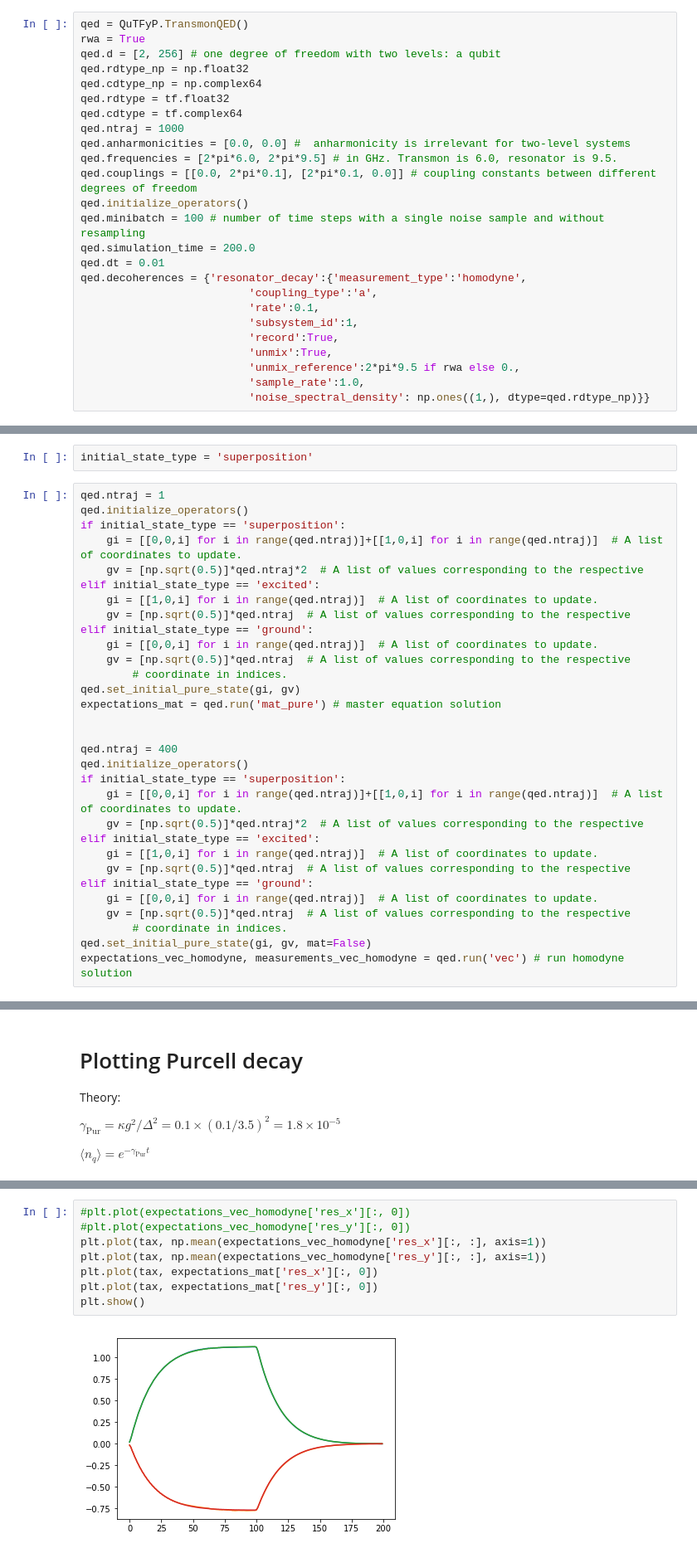
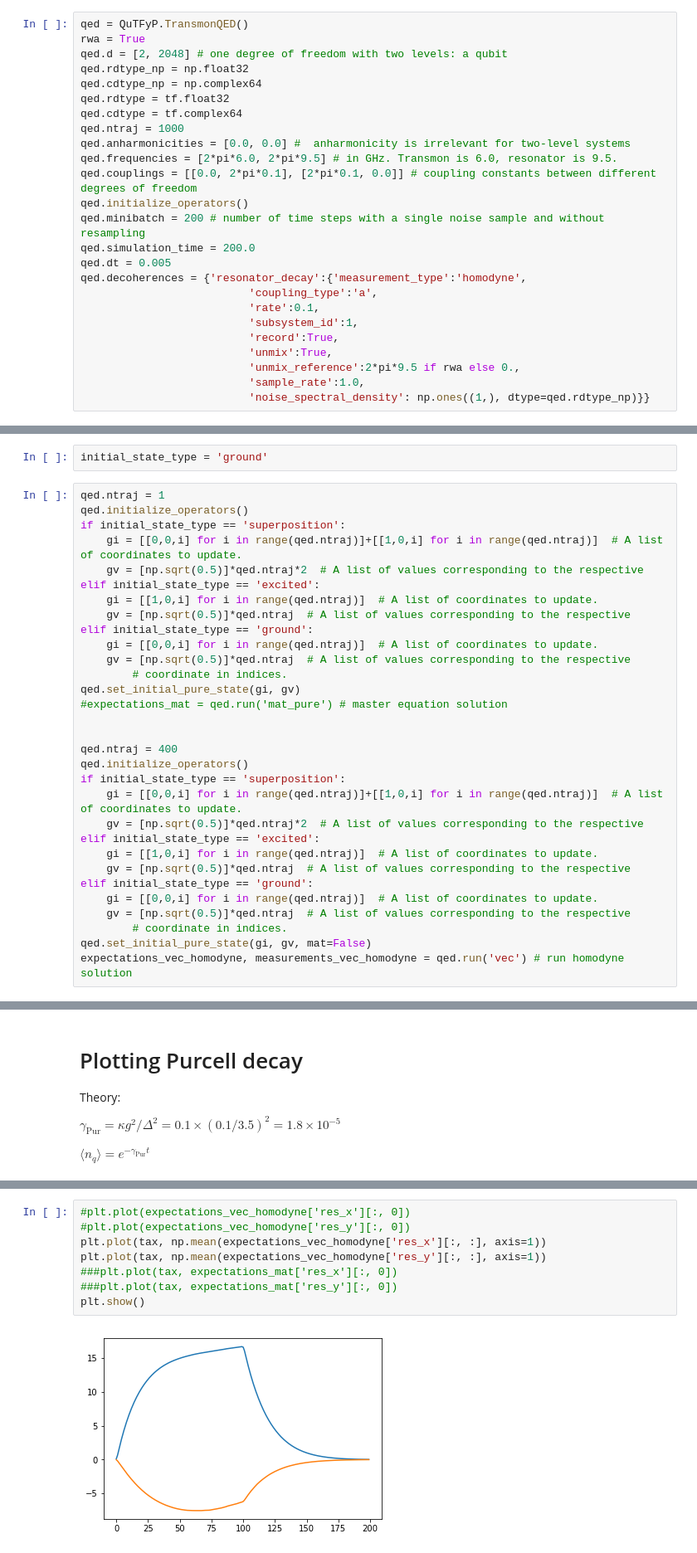
Before and after one commit to ooovector/QuTFyP, a Jupyter notebook: cQED Dispersive readout.ipynb, the cells around one changed output, grey strips where cells are left out. Shown: that part at 83% size. Cells and saved outputs as stored; diff of their text form.

```diff
--- a/cQED Dispersive readout.ipynb
+++ b/cQED Dispersive readout.ipynb
@@ -25,7 +25,7 @@ readout_power = 'weak'
 # %%
 qed = QuTFyP.TransmonQED()
 rwa = True
-qed.d = [2, 256] # one degree of freedom with two levels: a qubit
+qed.d = [2, 2048] # one degree of freedom with two levels: a qubit
 qed.rdtype_np = np.float32
 qed.cdtype_np = np.complex64
 qed.rdtype = tf.float32
@@ -35,9 +35,9 @@ qed.anharmonicities = [0.0, 0.0] #  anharmonicity is irrelevant for two-level sy
 qed.frequencies = [2*pi*6.0, 2*pi*9.5] # in GHz. Transmon is 6.0, resonator is 9.5.
 qed.couplings = [[0.0, 2*pi*0.1], [2*pi*0.1, 0.0]] # coupling constants between different degrees of freedom
 qed.initialize_operators()
-qed.minibatch = 100 # number of time steps with a single noise sample and without resampling
+qed.minibatch = 200 # number of time steps with a single noise sample and without resampling
 qed.simulation_time = 200.0
-qed.dt = 0.01
+qed.dt = 0.005
 qed.decoherences = {'resonator_decay':{'measurement_type':'homodyne',
                           'coupling_type':'a',
                           'rate':0.1,
@@ -103,5 +103,5 @@ plt.show()
 # %%
-initial_state_type = 'superposition'
+initial_state_type = 'ground'
 # %%
 qed.ntraj = 1
 qed.initialize_operators()
@@ -116,7 +116,7 @@ elif initial_state_type == 'ground':
     gv = [np.sqrt(0.5)]*qed.ntraj  # A list of values corresponding to the respective
         # coordinate in indices.
 qed.set_initial_pure_state(gi, gv)
-expectations_mat = qed.run('mat_pure') # master equation solution
+#expectations_mat = qed.run('mat_pure') # master equation solution
 
 
 qed.ntraj = 400
@@ -185,13 +185,13 @@ plt.show()
 # %%
 #plt.plot(expectations_vec_homodyne['res_x'][:, 0])
 #plt.plot(expectations_vec_homodyne['res_y'][:, 0])
 plt.plot(tax, np.mean(expectations_vec_homodyne['res_x'][:, :], axis=1))
 plt.plot(tax, np.mean(expectations_vec_homodyne['res_y'][:, :], axis=1))
-plt.plot(tax, expectations_mat['res_x'][:, 0])
-plt.plot(tax, expectations_mat['res_y'][:, 0])
+###plt.plot(tax, expectations_mat['res_x'][:, 0])
+###plt.plot(tax, expectations_mat['res_y'][:, 0])
 plt.show()
 # %% [output]
-[figure, old version]
+[figure, new version]
 # %%
 #plt.plot(expectations_vec_homodyne['res_x'][:, 0])
 #plt.plot(expectations_vec_homodyne['res_y'][:, 0])
```
Also changed, not shown: parts of 16 cells of this notebook, 21 other files.
